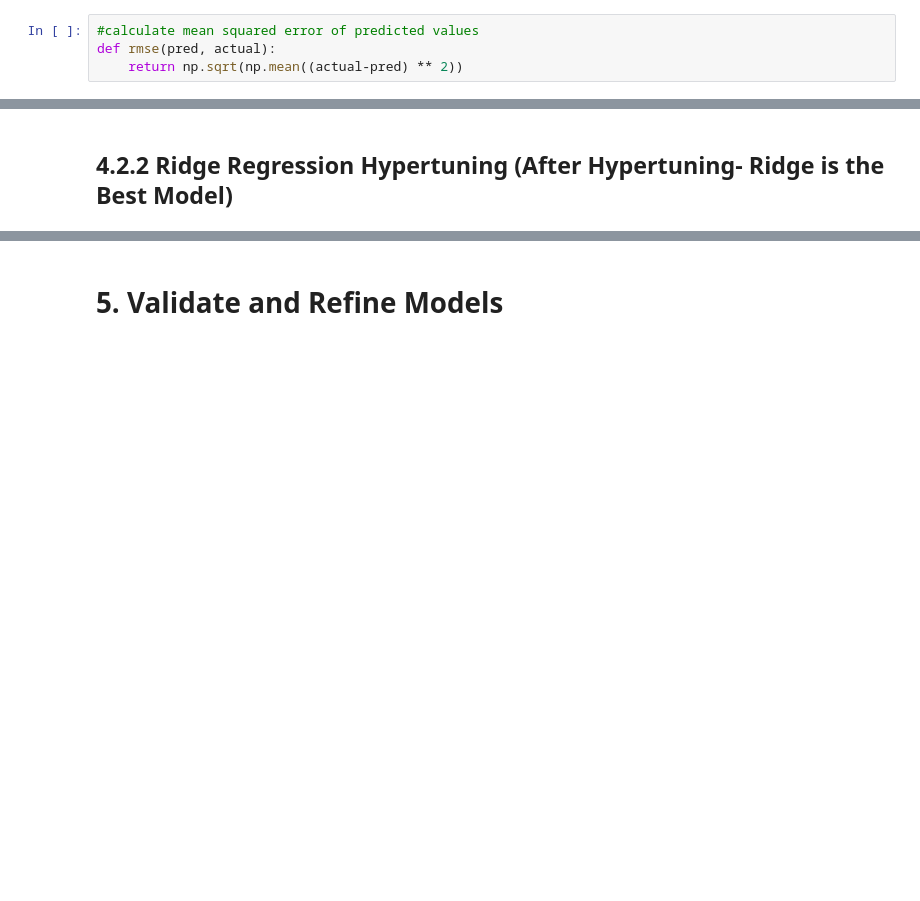
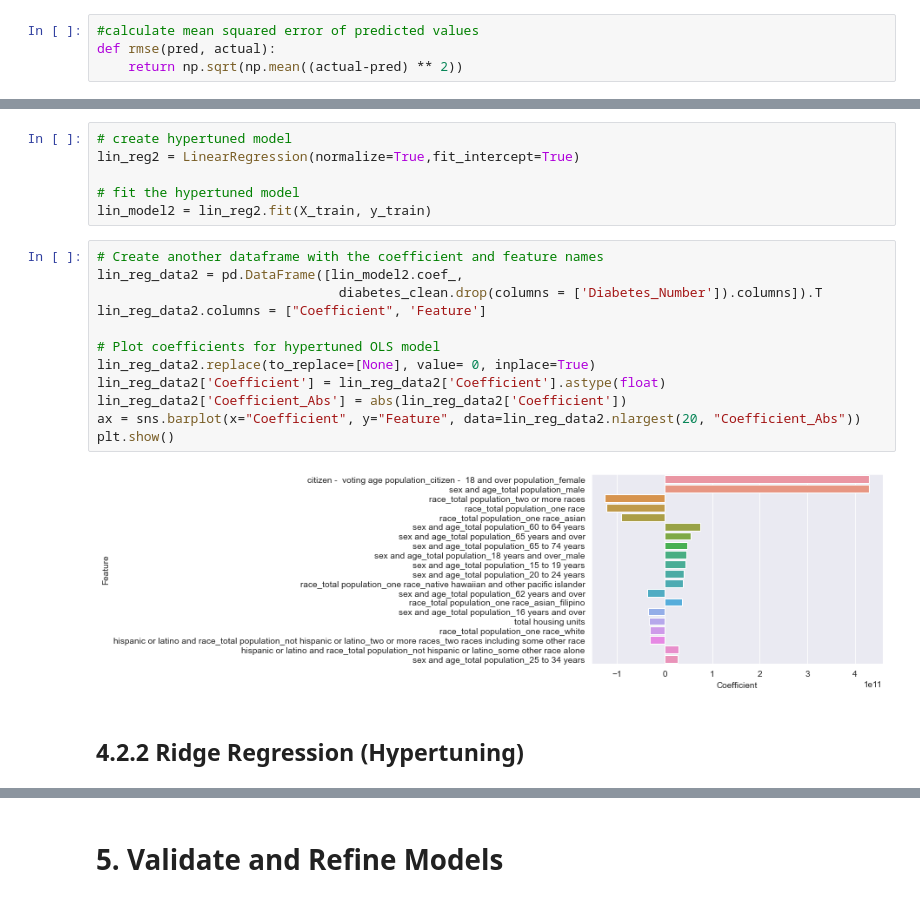
Before and after one commit to aramburoc/CSS_Project2_Group1, a Jupyter notebook: Project 2 Students_mj_1021.ipynb, the cells around one changed output, grey strips where cells are left out. Saved outputs shown, nothing was run; the diff lists cells and outputs as text; blank space fills up the shorter version.

```diff
--- a/Project 2 Students_mj_1021.ipynb
+++ b/Project 2 Students_mj_1021.ipynb
@@ -550,5 +549,25 @@ Validation RMSE 0.020638313333928057
+# %%
+# create hypertuned model
+lin_reg2 = LinearRegression(normalize=True,fit_intercept=True)
+
+# fit the hypertuned model
+lin_model2 = lin_reg2.fit(X_train, y_train)
+# %%
+# Create another dataframe with the coefficient and feature names
+lin_reg_data2 = pd.DataFrame([lin_model2.coef_,
+                               diabetes_clean.drop(columns = ['Diabetes_Number']).columns]).T
+lin_reg_data2.columns = ["Coefficient", 'Feature']
+
+# Plot coefficients for hypertuned OLS model
+lin_reg_data2.replace(to_replace=[None], value= 0, inplace=True)
+lin_reg_data2['Coefficient'] = lin_reg_data2['Coefficient'].astype(float)
+lin_reg_data2['Coefficient_Abs'] = abs(lin_reg_data2['Coefficient'])
+ax = sns.barplot(x="Coefficient", y="Feature", data=lin_reg_data2.nlargest(20, "Coefficient_Abs"))
+plt.show()
+# %% [output]
+[figure, added]
 # %% [markdown]
-## 4.2.2 Ridge Regression Hypertuning (After Hypertuning- Ridge is the Best Model)
+## 4.2.2 Ridge Regression (Hypertuning)
 # %%
 #Ridge
 param_grid = {'alpha': np.arange(.1, 1, .1),
```
Also changed, not shown: parts of 46 cells of this notebook.
